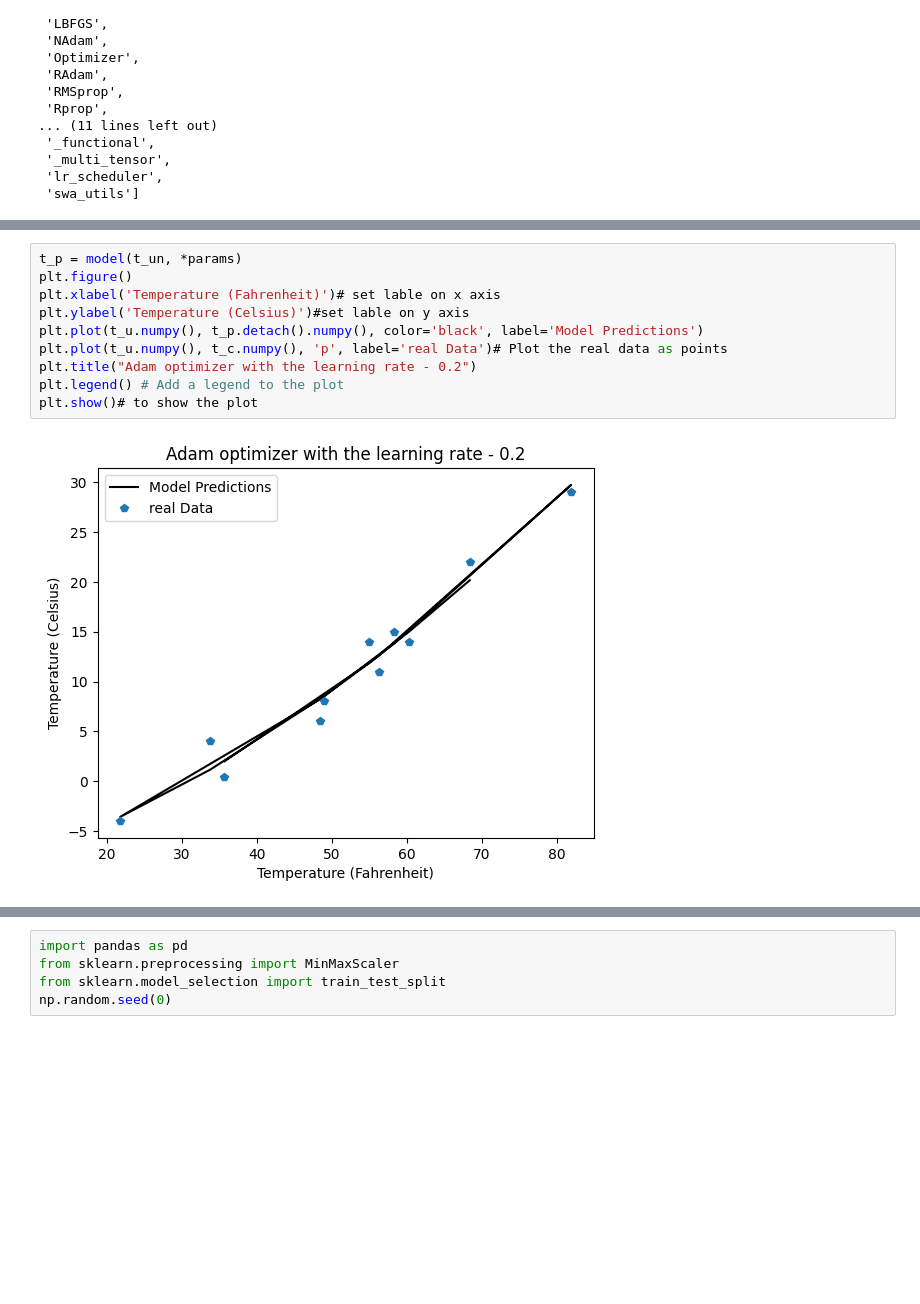
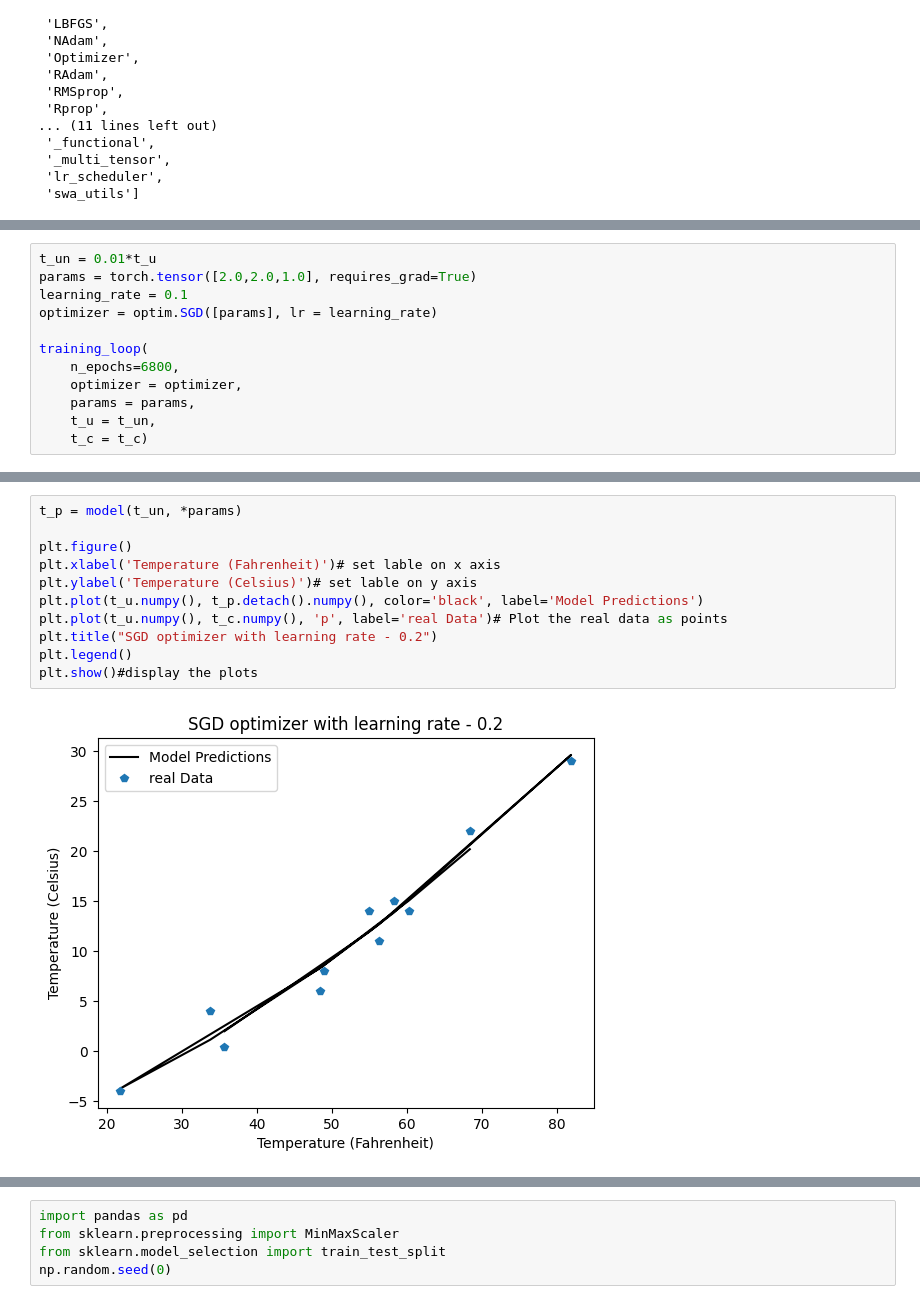
Before and after one commit to saivenkat2309/ML_A1, a Jupyter notebook: Ass_5.ipynb, the cells around one changed output, grey strips where cells are left out. Drawn from its saved outputs; the diff is of its cells as text; blank space fills up the shorter version.

```diff
--- a/Ass_5.ipynb
+++ b/Ass_5.ipynb
@@ -79,0 +204,12 @@ tensor([ 1.0573,  0.0828, -9.7795], requires_grad=True)
+# %%
+t_un = 0.01*t_u
+params = torch.tensor([2.0,2.0,1.0], requires_grad=True)
+learning_rate = 0.1
+optimizer = optim.SGD([params], lr = learning_rate)
+
+training_loop(
+    n_epochs=6800,
+    optimizer = optimizer,
+    params = params,
+    t_u = t_un,
+    t_c = t_c)
@@ -80,13 +231,14 @@ tensor([ 1.0573,  0.0828, -9.7795], requires_grad=True)
 # %%
 t_p = model(t_un, *params)
+
 plt.figure()
 plt.xlabel('Temperature (Fahrenheit)')# set lable on x axis
-plt.ylabel('Temperature (Celsius)')#set lable on y axis
+plt.ylabel('Temperature (Celsius)')# set lable on y axis
 plt.plot(t_u.numpy(), t_p.detach().numpy(), color='black', label='Model Predictions')
 plt.plot(t_u.numpy(), t_c.numpy(), 'p', label='real Data')# Plot the real data as points
-plt.title("Adam optimizer with the learning rate - 0.2")
-plt.legend() # Add a legend to the plot
-plt.show()# to show the plot
+plt.title("SGD optimizer with learning rate - 0.2")
+plt.legend()
+plt.show()#display the plots
 # %% [output]
-[figure, old version]
+[figure, new version]
 # %%
```
Also changed, not shown: parts of 101 cells of this notebook.
